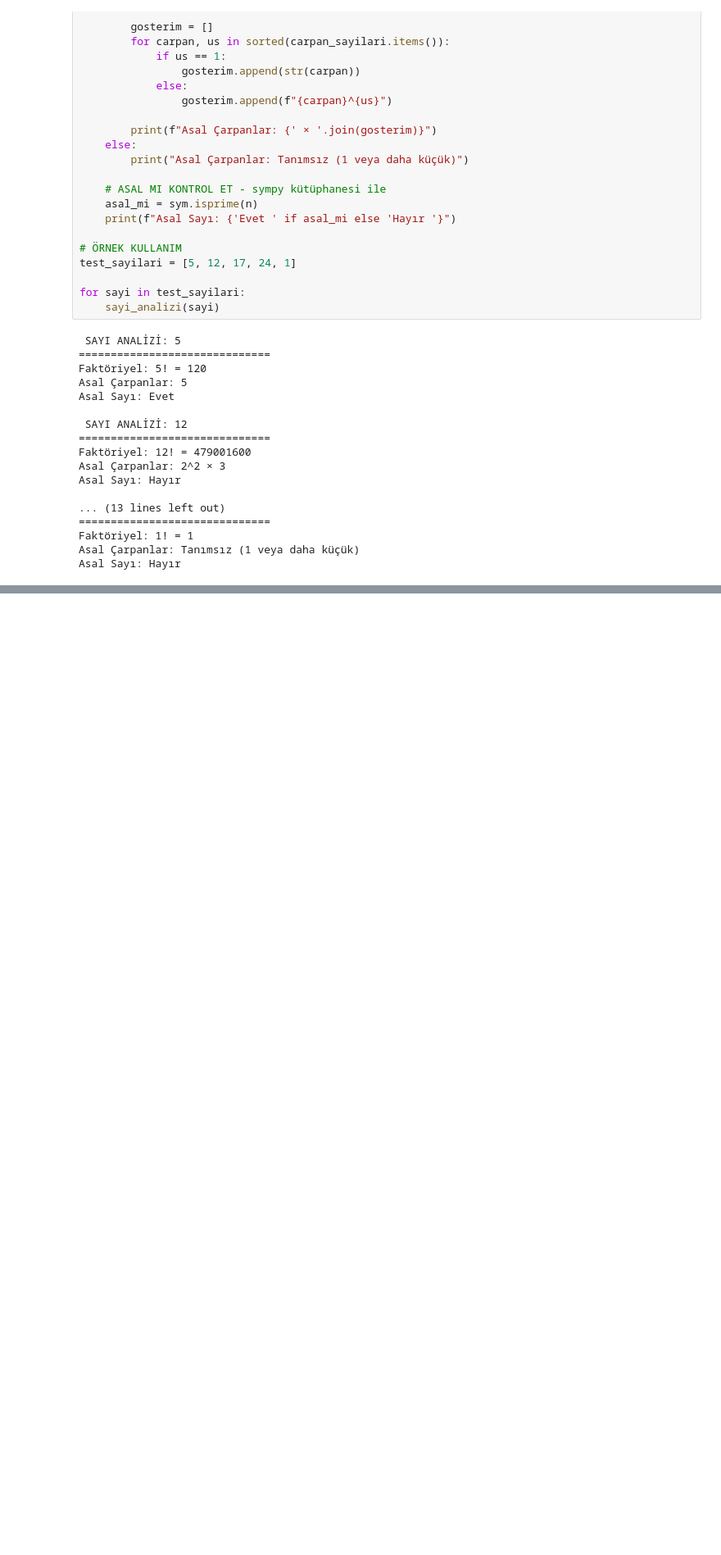
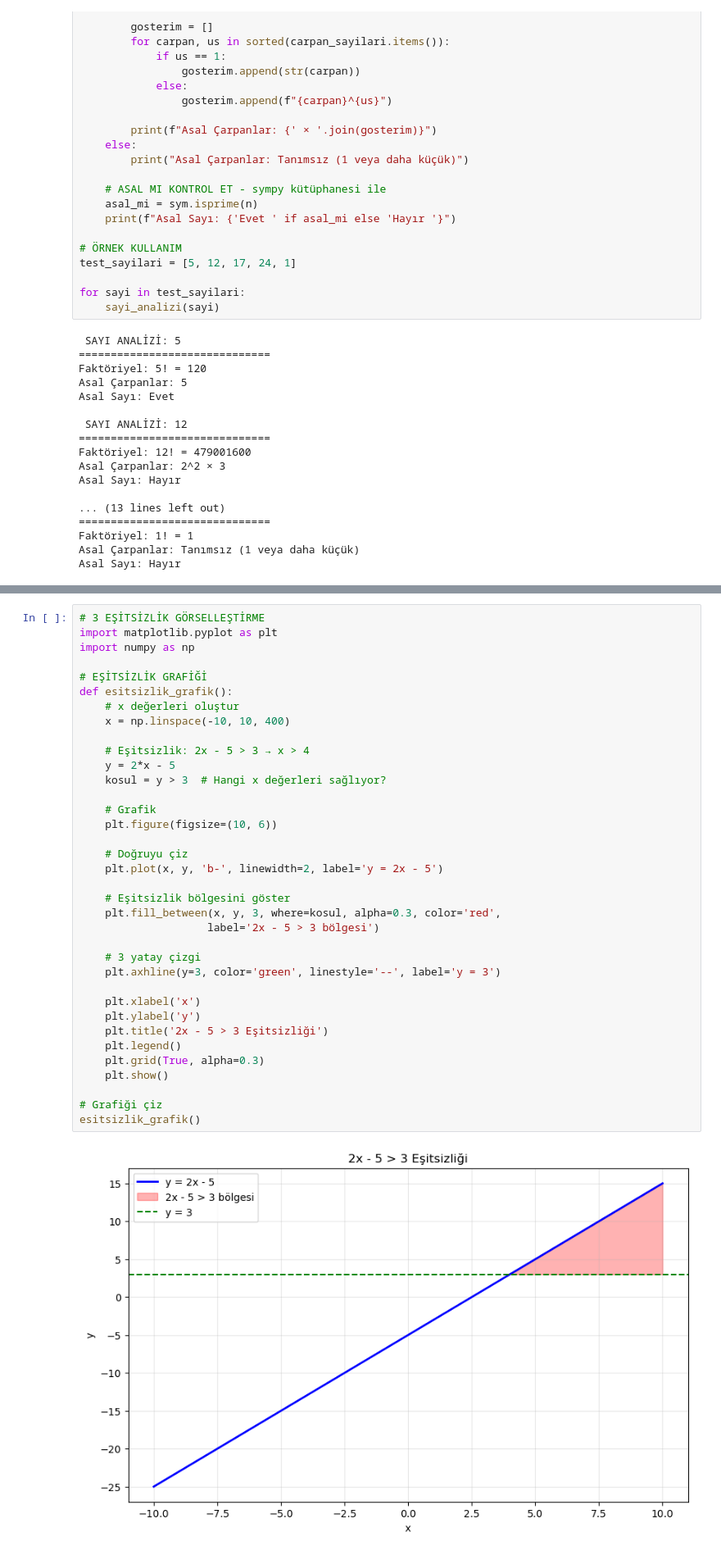
Before and after one commit to nailBestas/lispAi, a Jupyter notebook: 01_Python_Mathematics_and_Statistics/2_Mathematics/3-Algebra.ipynb, the cells around one changed output, grey strips where cells are left out. Shown at 82% size. Cells and saved outputs as stored; diff of their text form; blank space fills up the shorter version.

```diff
--- a/01_Python_Mathematics_and_Statistics/2_Mathematics/3-Algebra.ipynb
+++ b/01_Python_Mathematics_and_Statistics/2_Mathematics/3-Algebra.ipynb
@@ -708,0 +782,38 @@ Asal Sayı: Hayır
+# %%
+# 3 EŞİTSİZLİK GÖRSELLEŞTİRME
+import matplotlib.pyplot as plt
+import numpy as np
+
+# EŞİTSİZLİK GRAFİĞİ
+def esitsizlik_grafik():
+    # x değerleri oluştur
+    x = np.linspace(-10, 10, 400)
+
+    # Eşitsizlik: 2x - 5 > 3 → x > 4
+    y = 2*x - 5
+    kosul = y > 3  # Hangi x değerleri sağlıyor?
+
+    # Grafik
+    plt.figure(figsize=(10, 6))
+
+    # Doğruyu çiz
+    plt.plot(x, y, 'b-', linewidth=2, label='y = 2x - 5')
+
+    # Eşitsizlik bölgesini göster
+    plt.fill_between(x, y, 3, where=kosul, alpha=0.3, color='red',
+                    label='2x - 5 > 3 bölgesi')
+
+    # 3 yatay çizgi
+    plt.axhline(y=3, color='green', linestyle='--', label='y = 3')
+
+    plt.xlabel('x')
+    plt.ylabel('y')
+    plt.title('2x - 5 > 3 Eşitsizliği')
+    plt.legend()
+    plt.grid(True, alpha=0.3)
+    plt.show()
+
+# Grafiği çiz
+esitsizlik_grafik()
+# %% [output]
+[figure, added]
```
Also changed, not shown: parts of 5 cells of this notebook.
